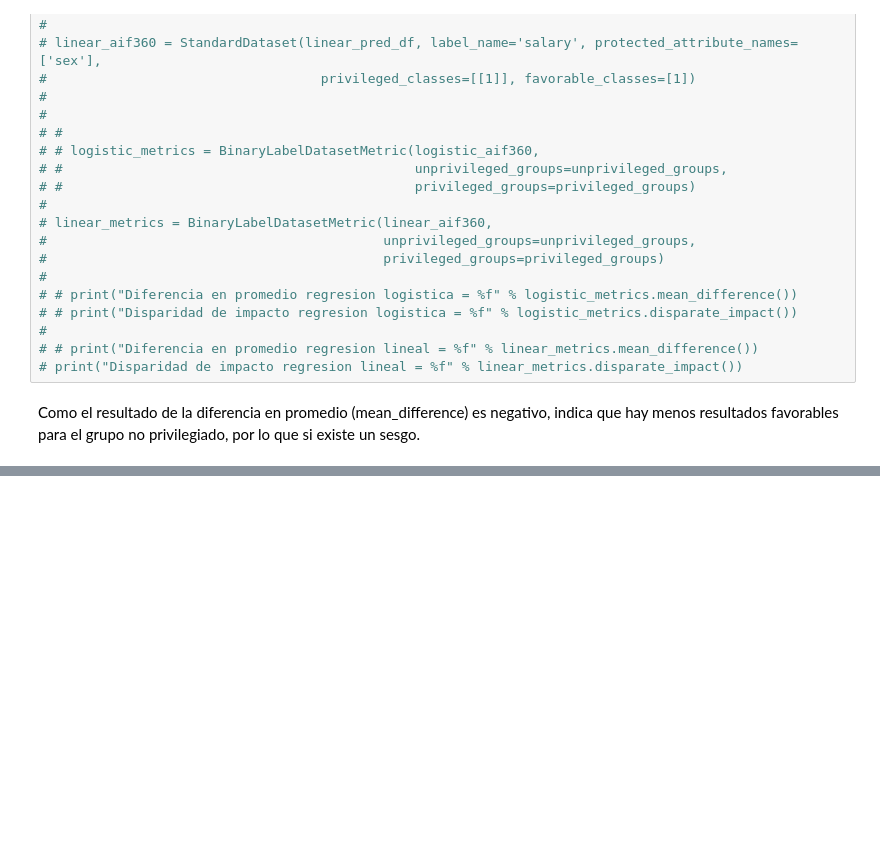
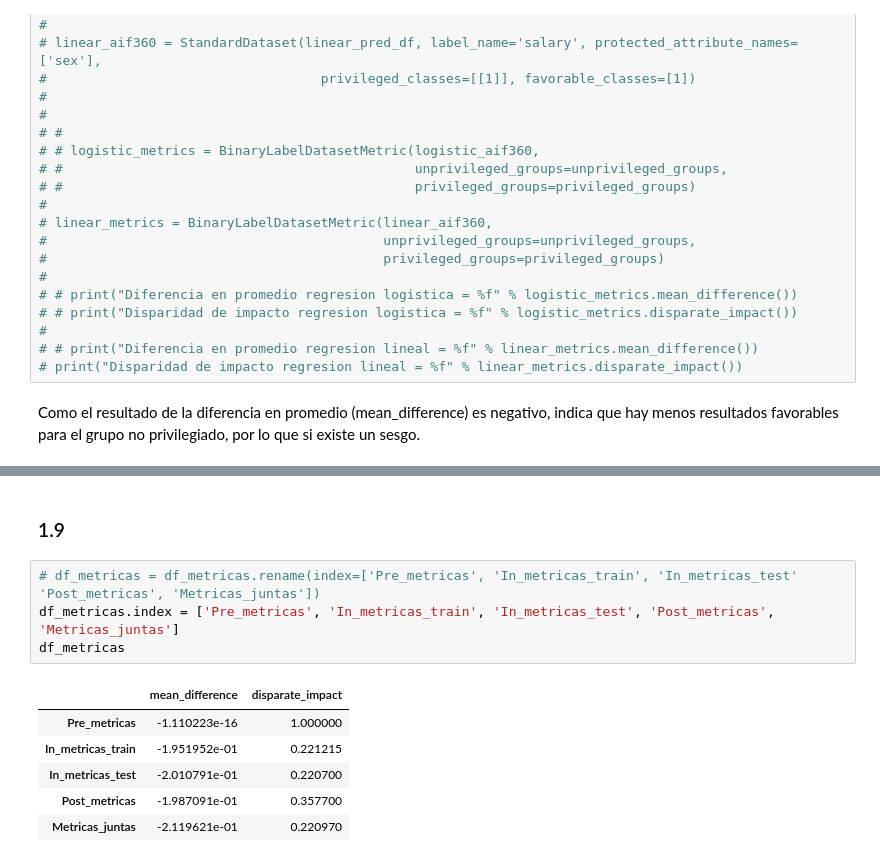
Before and after one commit to bcerdam/Tarea_CDR_2, a Jupyter notebook: Tarea CDR.ipynb, the cells around one changed output, grey strips where cells are left out. Saved outputs shown, nothing was run; the diff lists cells and outputs as text; blank space fills up the shorter version.

```diff
--- a/Tarea CDR.ipynb
+++ b/Tarea CDR.ipynb
@@ -379,0 +579,13 @@ Como el resultado de la diferencia en promedio (mean_difference) es negativo, in
+# %% [markdown]
+### 1.9
+# %%
+# df_metricas = df_metricas.rename(index=['Pre_metricas', 'In_metricas_train', 'In_metricas_test' 'Post_metricas', 'Metricas_juntas'])
+df_metricas.index = ['Pre_metricas', 'In_metricas_train', 'In_metricas_test', 'Post_metricas', 'Metricas_juntas']
+df_metricas
+# %% [output]
+|  | mean_difference | disparate_impact |
+| Pre_metricas | -1.110223e-16 | 1.000000 |
+| In_metricas_train | -1.951952e-01 | 0.221215 |
+| In_metricas_test | -2.010791e-01 | 0.220700 |
+| Post_metricas | -1.987091e-01 | 0.357700 |
+| Metricas_juntas | -2.119621e-01 | 0.220970 |
```
Also changed, not shown: parts of 8 cells of this notebook.
